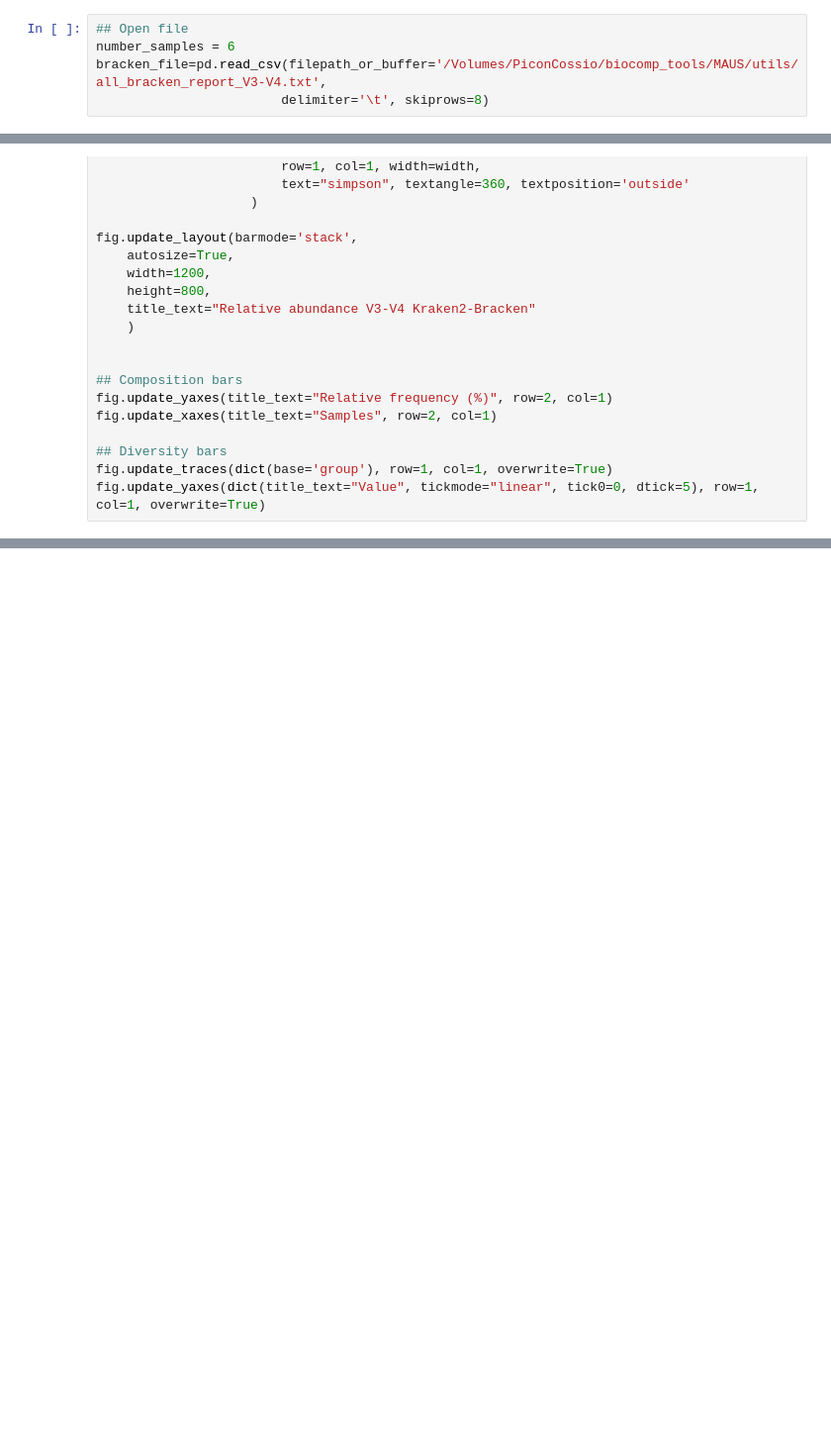
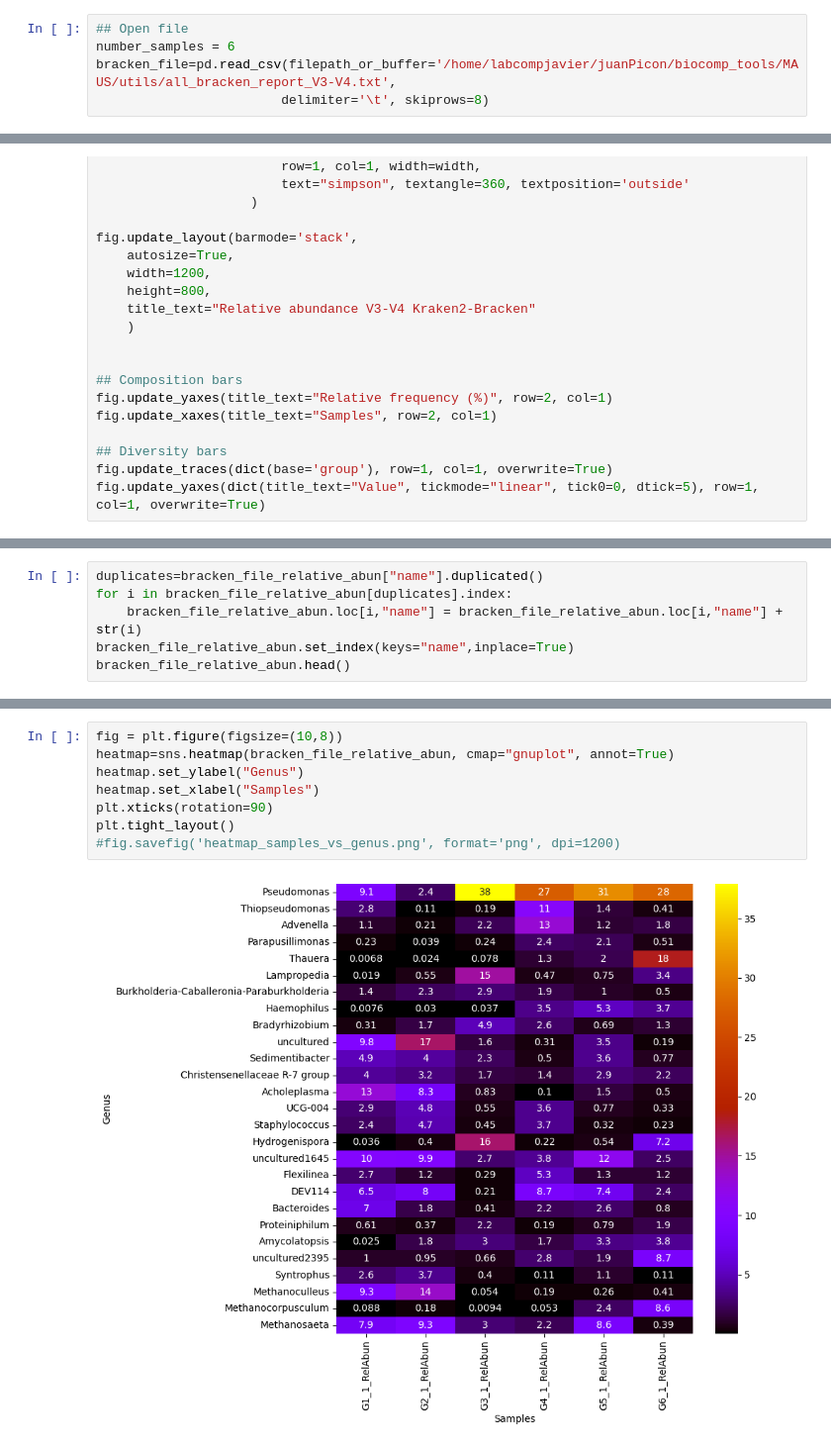
Before and after one commit to juanjo255/MAUS, a Jupyter notebook: utils/plot_bracken.ipynb, the cells around one changed output, grey strips where cells are left out. Shown at 99% size. Drawn from its saved outputs; the diff is of its cells as text; blank space fills up the shorter version.

Commit message:
some plots

```diff
--- a/utils/plot_bracken.ipynb
+++ b/utils/plot_bracken.ipynb
@@ -4,7 +4,7 @@ import numpy as np
 # %%
 ## Open file
 number_samples = 6
-bracken_file=pd.read_csv(filepath_or_buffer='/Volumes/PiconCossio/biocomp_tools/MAUS/utils/all_bracken_report_V3-V4.txt',
+bracken_file=pd.read_csv(filepath_or_buffer='/home/labcompjavier/juanPicon/biocomp_tools/MAUS/utils/all_bracken_report_V3-V4.txt',
                         delimiter='\t', skiprows=8)
 # %%
 import os
@@ -102,0 +97,6 @@ fig.update_yaxes(dict(title_text="Value", tickmode="linear", tick0=0, dtick=5),
+# %%
+duplicates=bracken_file_relative_abun["name"].duplicated()
+for i in bracken_file_relative_abun[duplicates].index:
+    bracken_file_relative_abun.loc[i,"name"] = bracken_file_relative_abun.loc[i,"name"] + str(i)
+bracken_file_relative_abun.set_index(keys="name",inplace=True)
+bracken_file_relative_abun.head()
@@ -102,0 +111,10 @@ fig.update_yaxes(dict(title_text="Value", tickmode="linear", tick0=0, dtick=5),
+# %%
+fig = plt.figure(figsize=(10,8))
+heatmap=sns.heatmap(bracken_file_relative_abun, cmap="gnuplot", annot=True)
+heatmap.set_ylabel("Genus")
+heatmap.set_xlabel("Samples")
+plt.xticks(rotation=90)
+plt.tight_layout()
+#fig.savefig('heatmap_samples_vs_genus.png', format='png', dpi=1200)
+# %% [output]
+[figure, added]
```
Also changed, not shown: parts of 6 cells of this notebook, 1 other file.
